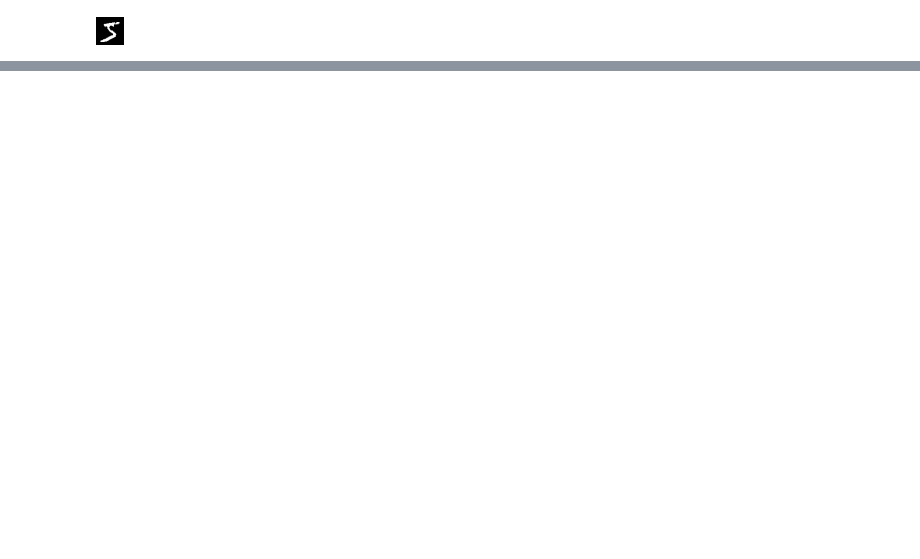
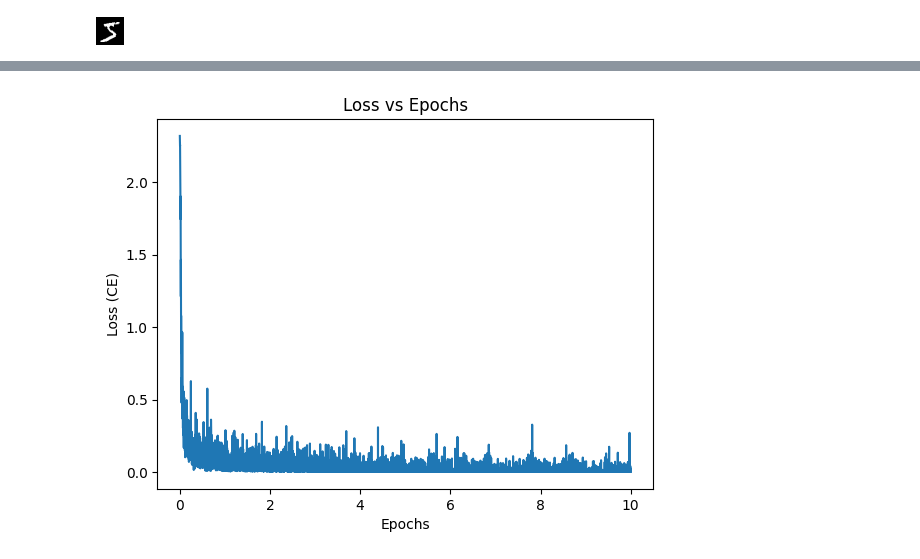
Before and after one commit to ehersch/MNIST_Demo, a Jupyter notebook: mnist_demo.ipynb, the cells around one changed output, grey strips where cells are left out. Cells and saved outputs as stored; diff of their text form; code cells hidden in the pictures; blank space fills up the shorter version.

```diff
--- a/mnist_demo.ipynb
+++ b/mnist_demo.ipynb
@@ -52,0 +117,5 @@ if torch.cuda.is_available():
+# %%
+# cnn_model.parameters() returns an iterator over all learnable parameters
+# (weights and biases) in the model, which the optimizer updates during training
+
+optimizer = optim.Adam(cnn_model.parameters(), lr=0.001)
@@ -53,16 +143,28 @@ if torch.cuda.is_available():
 # %%
 def train(model, train_loader, optimizer, epochs):
-    model.train()
+    losses = []
+    model.train() # good practice to keep even if not using BN or Dropout
     for epoch in range(epochs):
-        print(f"Epoch {epoch+1}\n-------------------------------")
+        print(f"\nEpoch {epoch+1}\n-------------------------------")
 
         for batch, (X, y) in enumerate(train_loader):
-            X, y = X.to(device), y.to(device)
-            optimizer.zero_grad()
+            X, y = X.to(device), y.to(device) # move data over to same device as model (GPU when available)
+            optimizer.zero_grad() # restart gradients
             y_pred = model(X)
+
+            # multi-class classification problem where each image belongs to exactly one of 10 classes (digits 0–9).
+            # The model outputs raw logits (one score per class), not probabilities.
+            # CrossEntropyLoss is designed to work directly on logits, applying a LogSoftmax internally for numerical stability.
             loss = F.cross_entropy(y_pred, y)
+
+            # loss.item() detaches the loss tensor item  from the computation graph
+            # copies it to CPU if needed
+            losses += [loss.item()] # use the item to get the float value (back on CPU)
+
             loss.backward()
             optimizer.step()
             if batch % 100 == 0:
                 loss, current = loss.item(), batch * len(X)
                 print(f"loss: {loss:>7f}  [{current:>5d}/{len(train_loader.dataset):>5d}]")
+
+    return losses
@@ -71,5 +179,5 @@ train_loader = torch.utils.data.DataLoader(trainset, batch_size=64, shuffle=True
 # %%
-train(cnn_model, train_loader=train_loader, optimizer=optimizer, epochs=10)
+losses = train(cnn_model, train_loader=train_loader, optimizer=optimizer, epochs=10)
 # %% [output]
 Epoch 1
 -------------------------------
@@ -90,0 +199,17 @@ loss: 0.030465  [57600/60000]
+# %%
+def plot_loss(losses, epochs):
+  """
+    Plot batch-level losses on epoch scape
+  """
+  # Map batch index -> epoch fraction
+  x = np.linspace(0, epochs, len(losses))
+  plt.plot(x, losses)
+  plt.xlabel("Epochs")
+  plt.ylabel("Loss (CE)")
+  plt.title("Loss vs Epochs")
+  plt.xscale
+  plt.show()
+# %%
+plot_loss(losses, 10)
+# %% [output]
+[figure, added]
```
Also changed, not shown: parts of 40 cells of this notebook.
